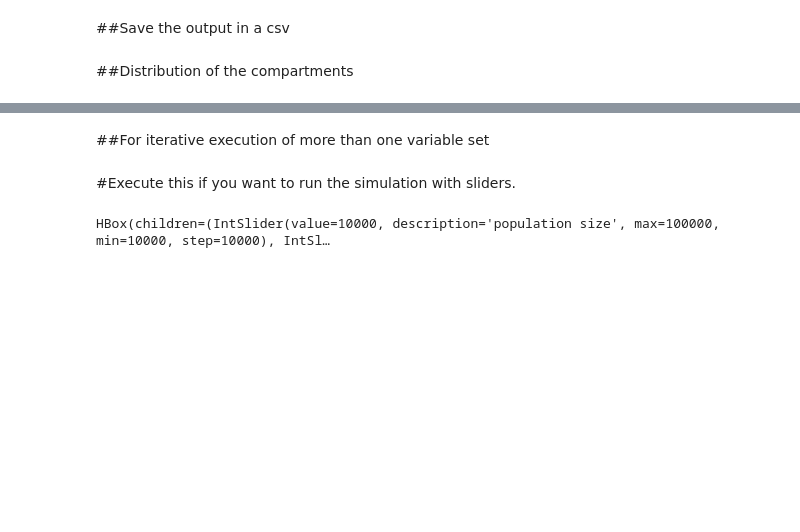
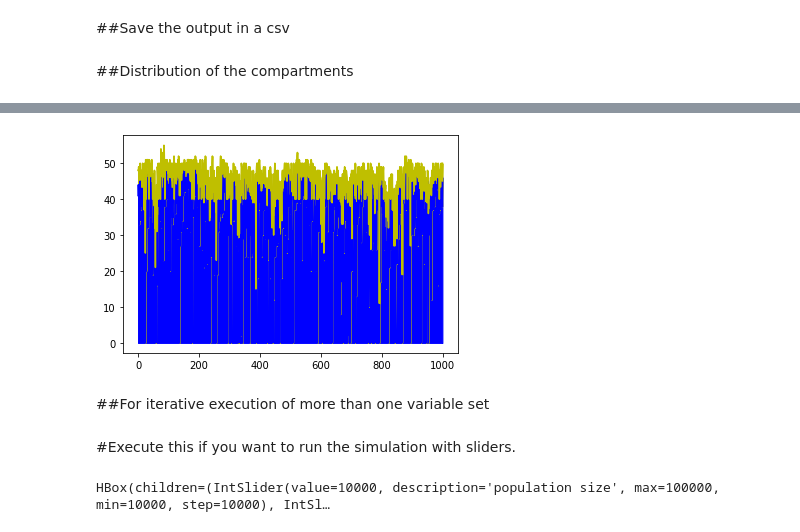
Before and after one commit to thecrazyphysicist369/strategic-Covid19-testing, a Jupyter notebook: v2_Random_Testing.ipynb, the cells around one changed output, grey strips where cells are left out. Cells and saved outputs as stored; diff of their text form; code cells hidden in the pictures; blank space fills up the shorter version.

```diff
--- a/v2_Random_Testing.ipynb
+++ b/v2_Random_Testing.ipynb
@@ -301,2 +321,15 @@ inf_plt = plt.show()
+# %%
+cd_expo,  = []
+for i in range(len(population)):
+  cd_expo.append(d_sus[i]+d_expo[i])
+
+#Combined Plot
+combi_plt = plt.plot(count, d_sus, color = 'b')
+combi_plt = plt.fill_between(count, d_sus, color = 'b' )
+combi_plt = plt.plot(count, cd_expo, color = 'y')
+combi_plt = plt.fill_between(count, cd_expo, d_sus, color = 'y')
+combi_plt = plt.show()
+# %% [output]
+[figure, added]
 # %% [markdown]
 ##For iterative execution of more than one variable set
```
Also changed, not shown: parts of 5 cells of this notebook.
